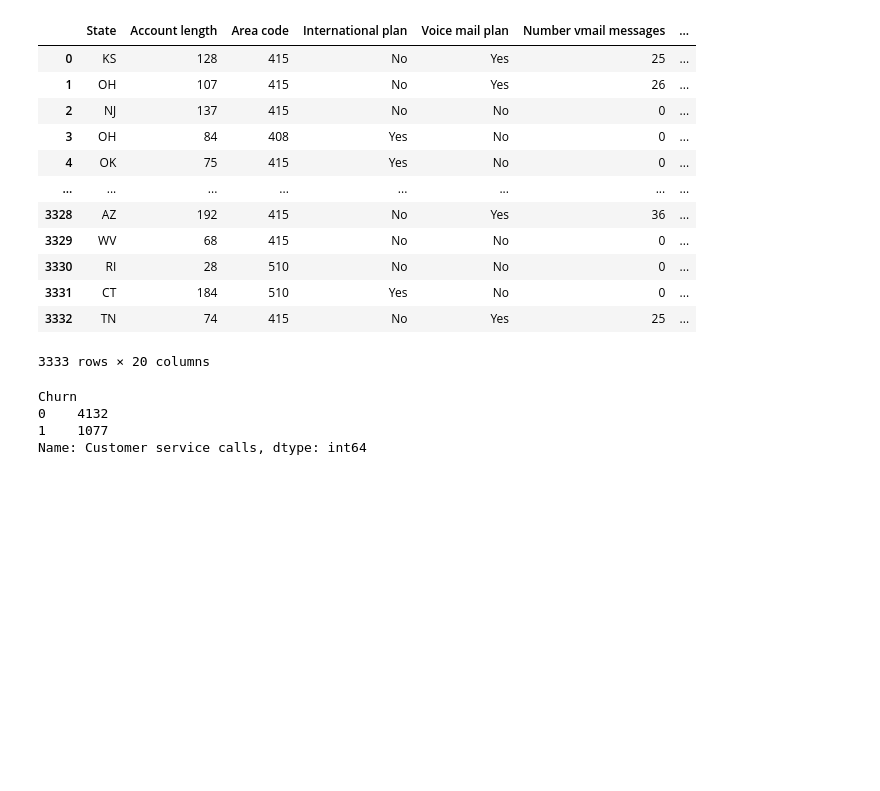
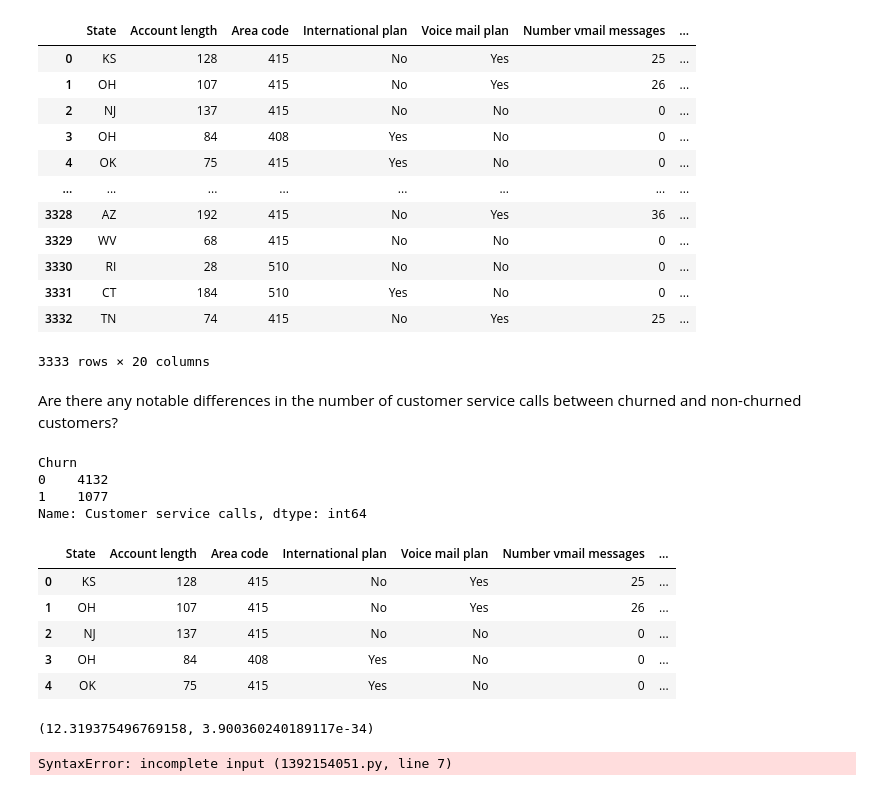
Before and after one commit to shriansh8619/telephone_eda, a Jupyter notebook: telephone_EDA.ipynb, the cells around one changed output. Saved outputs shown, nothing was run; the diff lists cells and outputs as text; code cells hidden in the pictures; blank space fills up the shorter version.

```diff
--- a/telephone_EDA.ipynb
+++ b/telephone_EDA.ipynb
@@ -123,3 +112,6 @@ non-churned customers?
+# %% [markdown]
+Are there any notable differences in the number of customer service calls between churned and
+non-churned customers?
 # %%
 df.groupby (df['Churn'])['Customer service calls'].sum()
 # %% [output]
@@ -127,3 +119,12 @@ Churn
 0    4132
 1    1077
 Name: Customer service calls, dtype: int64
+# %%
+df.head()
+# %% [output]
+|  | State | Account length | Area code | International plan | Voice mail plan | Number vmail messages | ... |
+| 0 | KS | 128 | 415 | No | Yes | 25 | ... |
+| 1 | OH | 107 | 415 | No | Yes | 26 | ... |
+| 2 | NJ | 137 | 415 | No | No | 0 | ... |
+| 3 | OH | 84 | 408 | Yes | No | 0 | ... |
+| 4 | OK | 75 | 415 | Yes | No | 0 | ... |
@@ -129,0 +134,16 @@ Name: Customer service calls, dtype: int64
+# %%
+from scipy.stats import ttest_ind
+t_stat,p_value=ttest_ind(churned['Customer service calls'],non_churned['Customer service calls'])
+t_stat,p_value
+# %% [output]
+(12.319375496769158, 3.900360240189117e-34)
+# %%
+alpha = 0.05
+# Print the results
+print(f'T-test results: t-statistic = {t_stat}, p-value = {p_value}')
+if p_value < alpha:
+    print(f'Reject the null hypothesis: There is a significant difference in the number of customer service calls between churned and non-churned customers (p-value = {p_value}).')
+else:
+    print(f'Fail to reject the null hypothesis: There is no significant difference in the number of customer service calls between churned and non-churned customers (p-value = {p_value}).'
+# %% [output]
+SyntaxError: incomplete input (1392154051.py, line 7)
```
Also changed, not shown: parts of 14 cells of this notebook.
